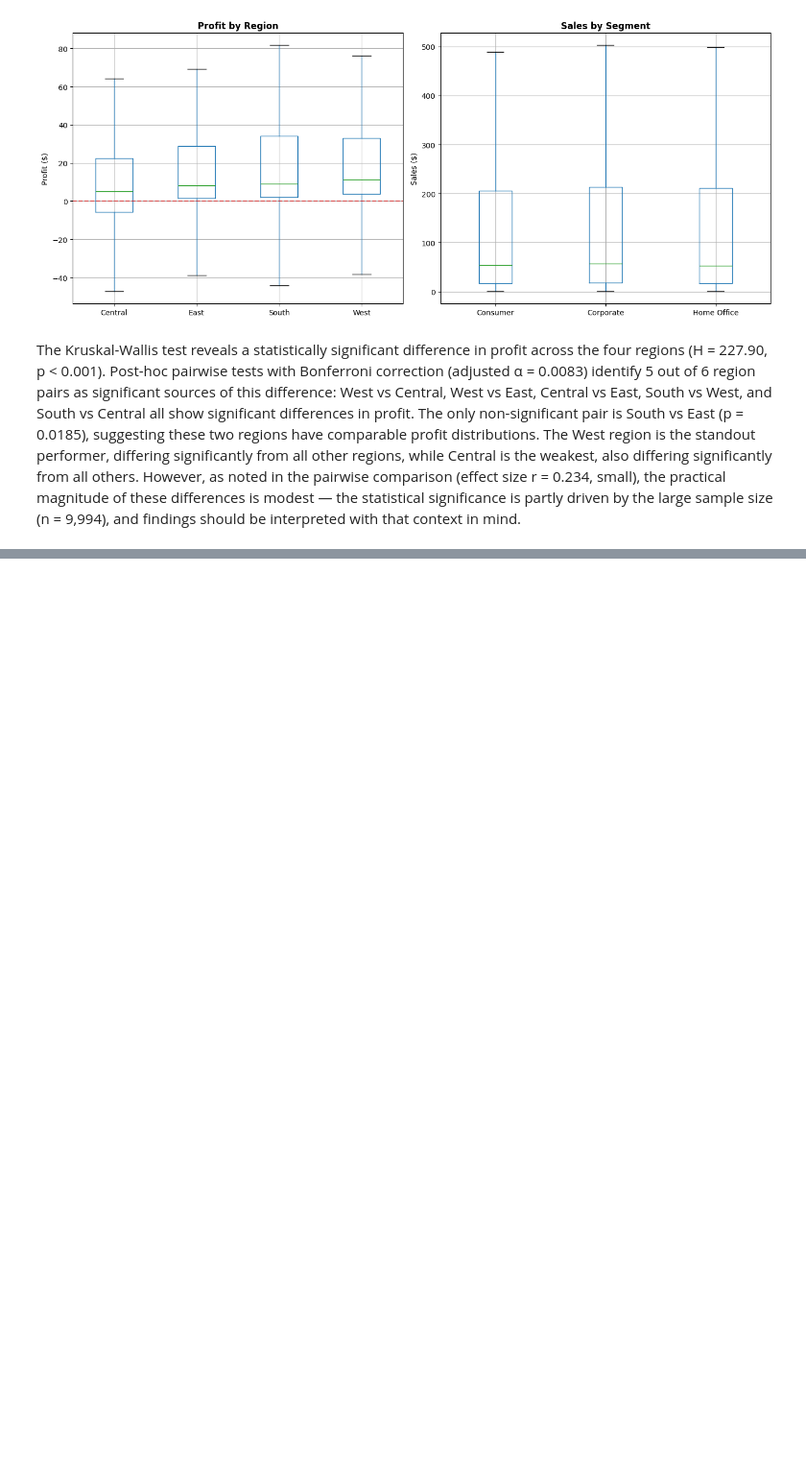
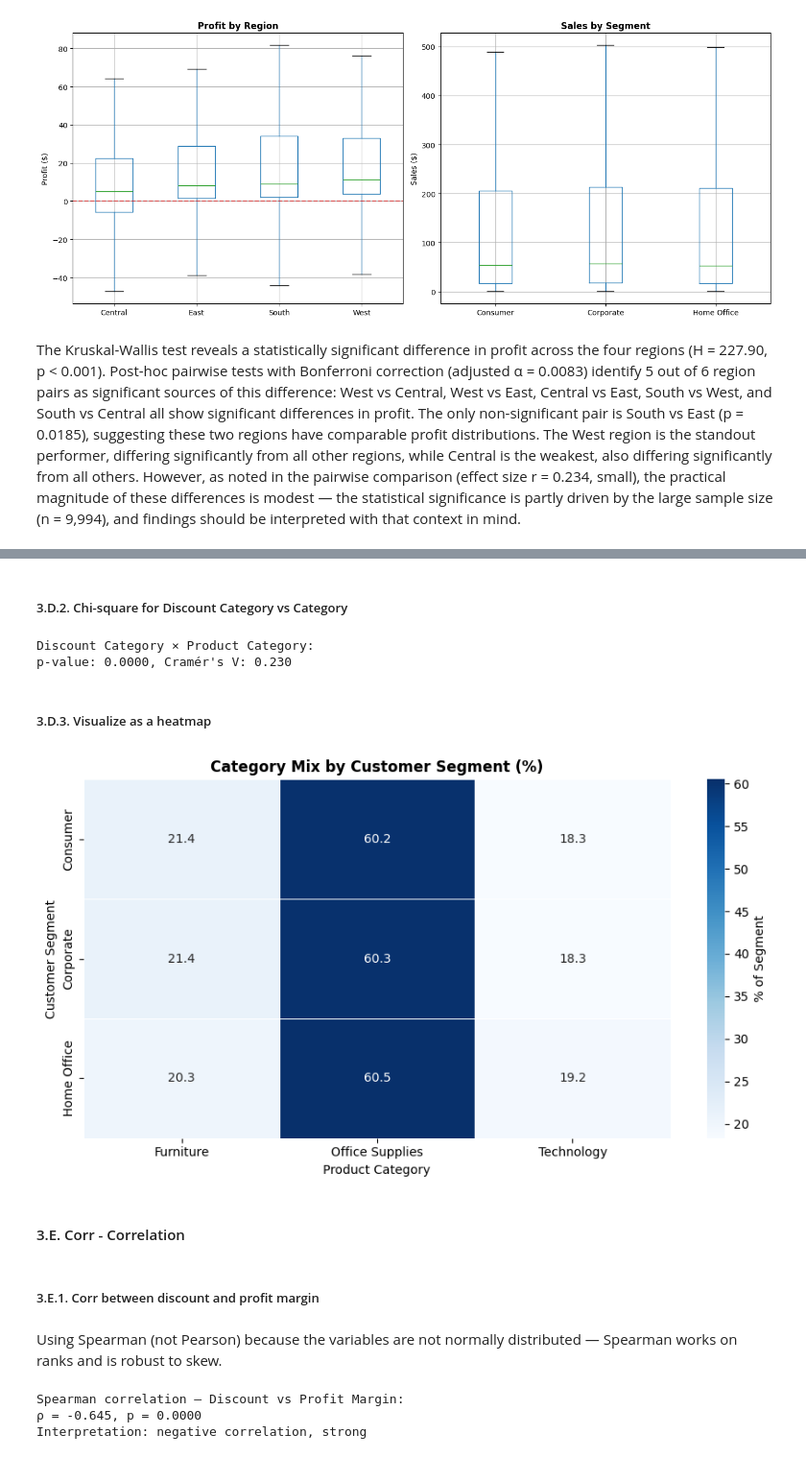
Before and after one commit to ivanya93/superstore_segmentation, a Jupyter notebook: notebooks/03_statistical_inference.ipynb, the cells around one changed output, grey strips where cells are left out. Shown at 96% size. Cells and saved outputs as stored; diff of their text form; code cells hidden in the pictures; blank space fills up the shorter version.

```diff
--- a/notebooks/03_statistical_inference.ipynb
+++ b/notebooks/03_statistical_inference.ipynb
@@ -279,0 +293,21 @@ The Kruskal-Wallis test reveals a statistically significant difference in profit
+# %%
+from scipy.stats import chi2_contingency
+
+# Contingency table: Segment x Category
+contingency = pd.crosstab(df['Segment'], df['Category'])
+print("Observer frequencies:")
+print(contingency)
+
+
+chi2, p, dof, expected = chi2_contingency(contingency)
+
+print(f"\nChi-square statistics: {chi2:.2f}")
+print(f"Degress of freedom: {dof}")
+print(f"p-value: {p:.4f}")
+print(f"Conclusion: {'Dependent (association exists)' if p < 0.05 else 'Independent (no association)'}")
+
+
+# Effect size: Cramer's V
+n = contingency.sum().sum()
+cramers_v = np.sqrt(chi2 / (n * (min(contingency.shape) - 1)))
+print(f"Cramer's V (Effect size): {cramers_v:.3f} {'weak' if cramers_v < 0.1 else 'moderate' if cramers_v < 0.03 else 'strong'} ")
@@ -279,0 +329,48 @@ The Kruskal-Wallis test reveals a statistically significant difference in profit
+# %% [markdown]
+##### 3.D.2. Chi-square for Discount Category vs Category
+# %%
+contingency2 = pd.crosstab(df['Discount Category'], df['Category'])
+chi2, p, dof, expected = chi2_contingency(contingency2)
+cramers_v2 = np.sqrt(chi2 / (contingency2.sum().sum() * (min(contingency2.shape) - 1)))
+
+print(f"\nDiscount Category × Product Category:")
+print(f"p-value: {p:.4f}, Cramér's V: {cramers_v2:.3f}")
+# %% [output]
+Discount Category × Product Category:
+p-value: 0.0000, Cramér's V: 0.230
+# %% [markdown]
+##### 3.D.3. Visualize as a heatmap
+# %%
+fig, ax = plt.subplots(figsize=(9, 5))
+
+# Normalise by row to show proportions
+contingency_pct = contingency.div(contingency.sum(axis=1), axis=0) * 100
+
+sns.heatmap(contingency_pct, annot=True, fmt='.1f', cmap='Blues',
+            linewidths=0.5, ax=ax, cbar_kws={'label': '% of Segment'})
+ax.set_title('Category Mix by Customer Segment (%)', fontweight='bold')
+ax.set_xlabel('Product Category')
+ax.set_ylabel('Customer Segment')
+
+plt.tight_layout()
+plt.savefig('../output/images/03_chisquare_heatmap.png', dpi=150, bbox_inches='tight')
+plt.show()
+# %% [output]
+[figure, added]
+# %% [markdown]
+#### 3.E. Corr - Correlation
+# %% [markdown]
+##### 3.E.1. Corr between discount and profit margin
+# %% [markdown]
+Using Spearman (not Pearson) because the variables are not normally distributed — Spearman works on ranks and is robust to skew.
+# %%
+# Corr discount and profit margin
+
+corr, p = stats.spearmanr(df['Discount'], df['Profit Margin'])
+print(f"Spearman correlation — Discount vs Profit Margin:")
+print(f"ρ = {corr:.3f}, p = {p:.4f}")
+print(f"Interpretation: {'negative' if corr < 0 else 'positive'} correlation, {'strong' if abs(corr)>0.5 else 'moderate' if abs(corr)>0.3 else 'weak'}")
+# %% [output]
+Spearman correlation — Discount vs Profit Margin:
+ρ = -0.645, p = 0.0000
+Interpretation: negative correlation, strong
```
Also changed, not shown: parts of 21 cells of this notebook, 4 other files.
